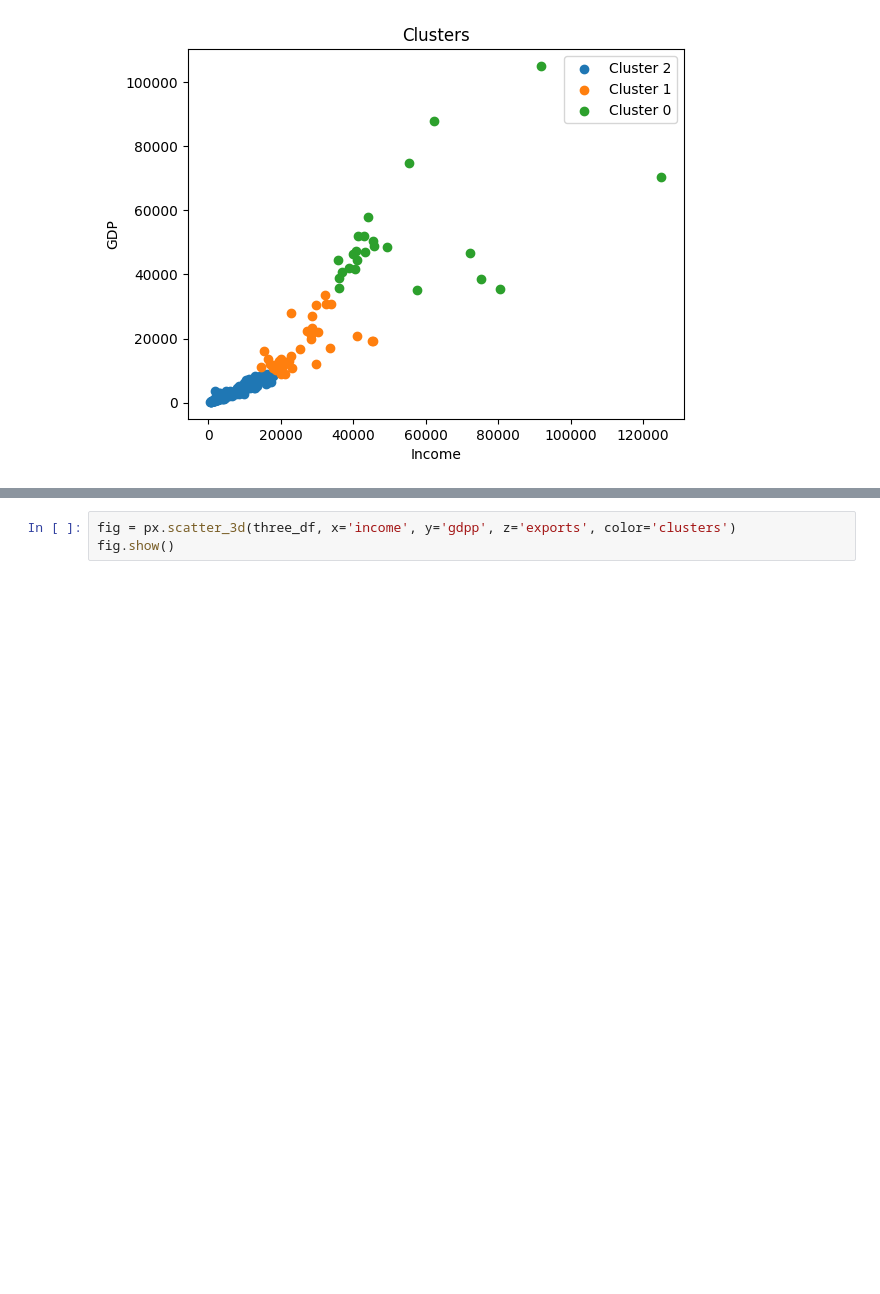
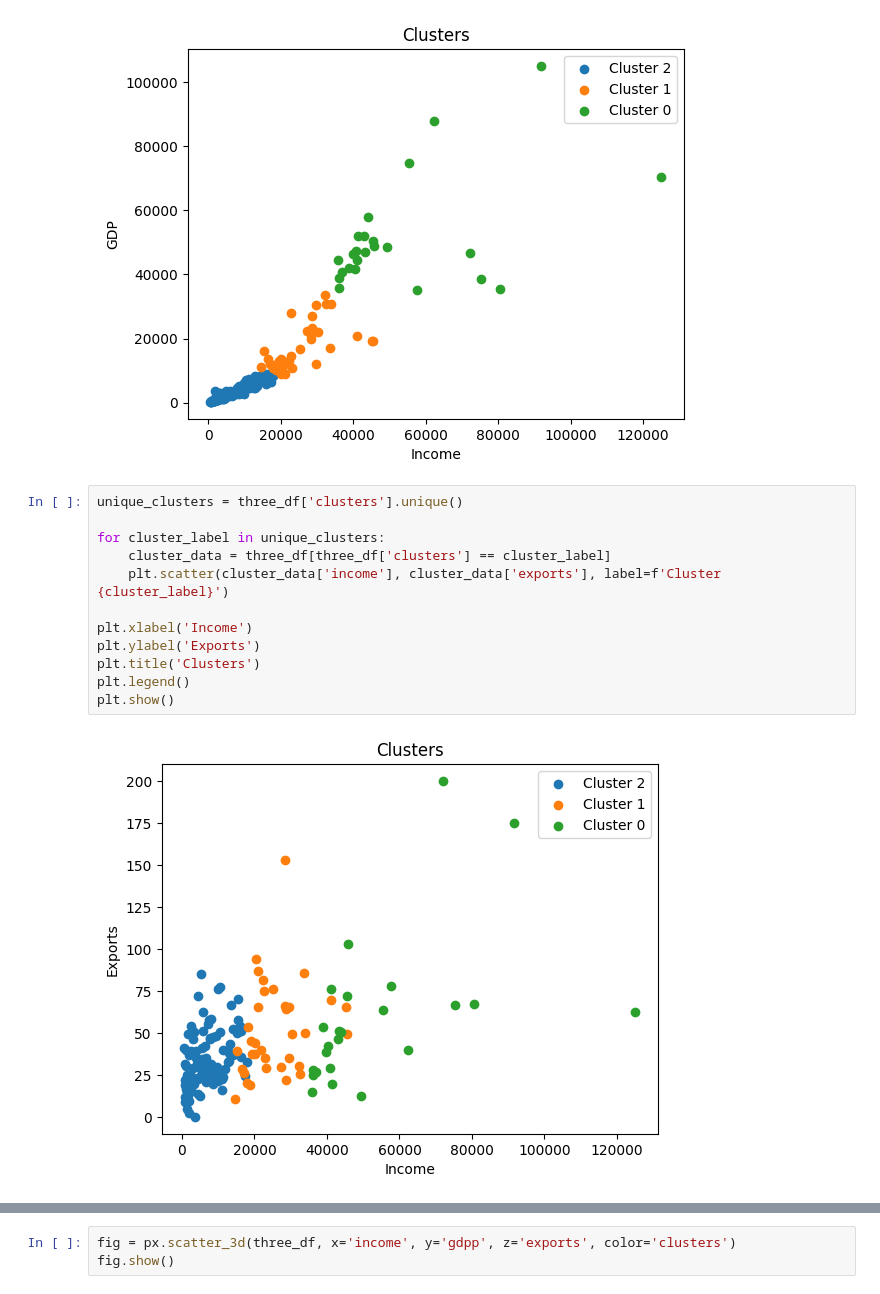
Before and after one commit to leonnmarcoo/CCADMACL_EXERCISES_COM232, a Jupyter notebook: Exercise 2B.ipynb, the cells around one changed output, grey strips where cells are left out. Saved outputs shown, nothing was run; the diff lists cells and outputs as text; blank space fills up the shorter version.

```diff
--- a/Exercise 2B.ipynb
+++ b/Exercise 2B.ipynb
@@ -304,3 +320,17 @@ plt.legend()
 plt.show()
 # %% [output]
 [figure]
+# %%
+unique_clusters = three_df['clusters'].unique()
+
+for cluster_label in unique_clusters:
+    cluster_data = three_df[three_df['clusters'] == cluster_label]
+    plt.scatter(cluster_data['income'], cluster_data['exports'], label=f'Cluster {cluster_label}')
+
+plt.xlabel('Income')
+plt.ylabel('Exports')
+plt.title('Clusters')
+plt.legend()
+plt.show()
+# %% [output]
+[figure, added]
```
Also changed, not shown: parts of 3 cells of this notebook.
